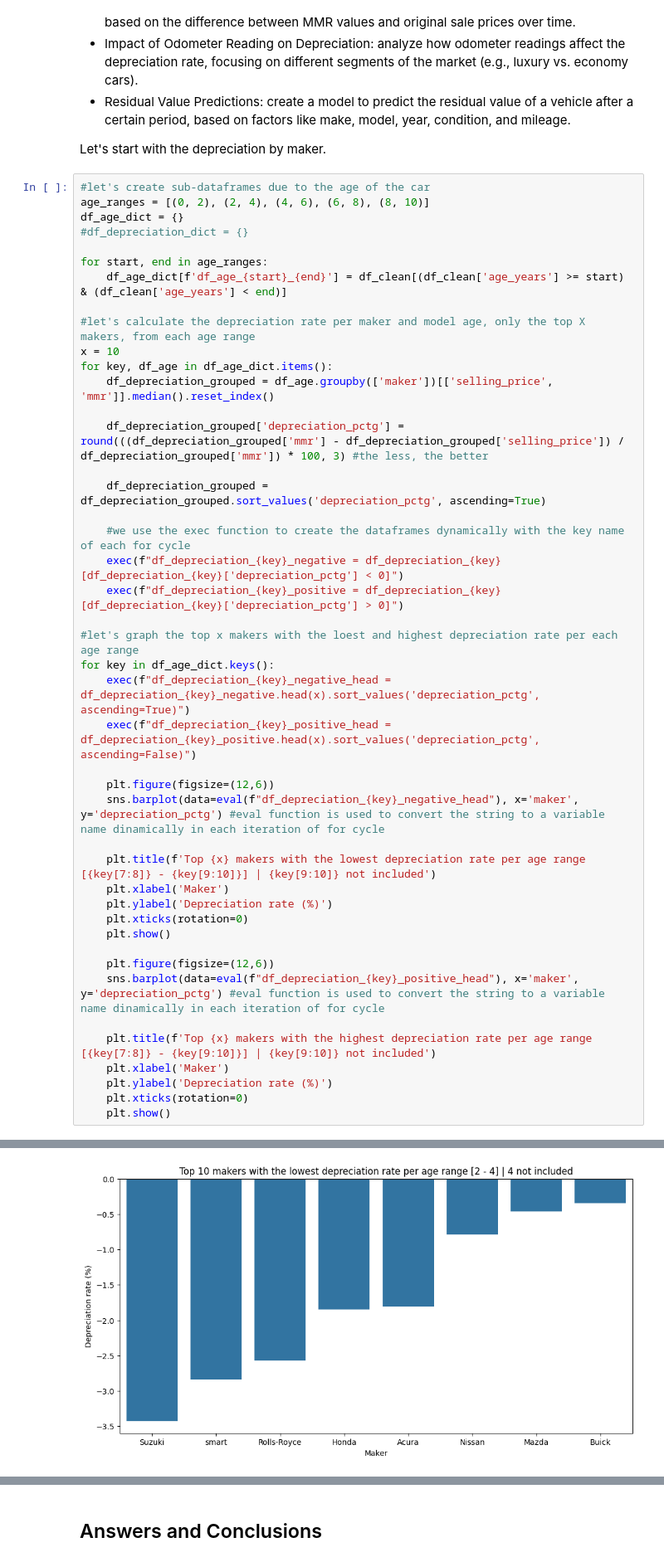
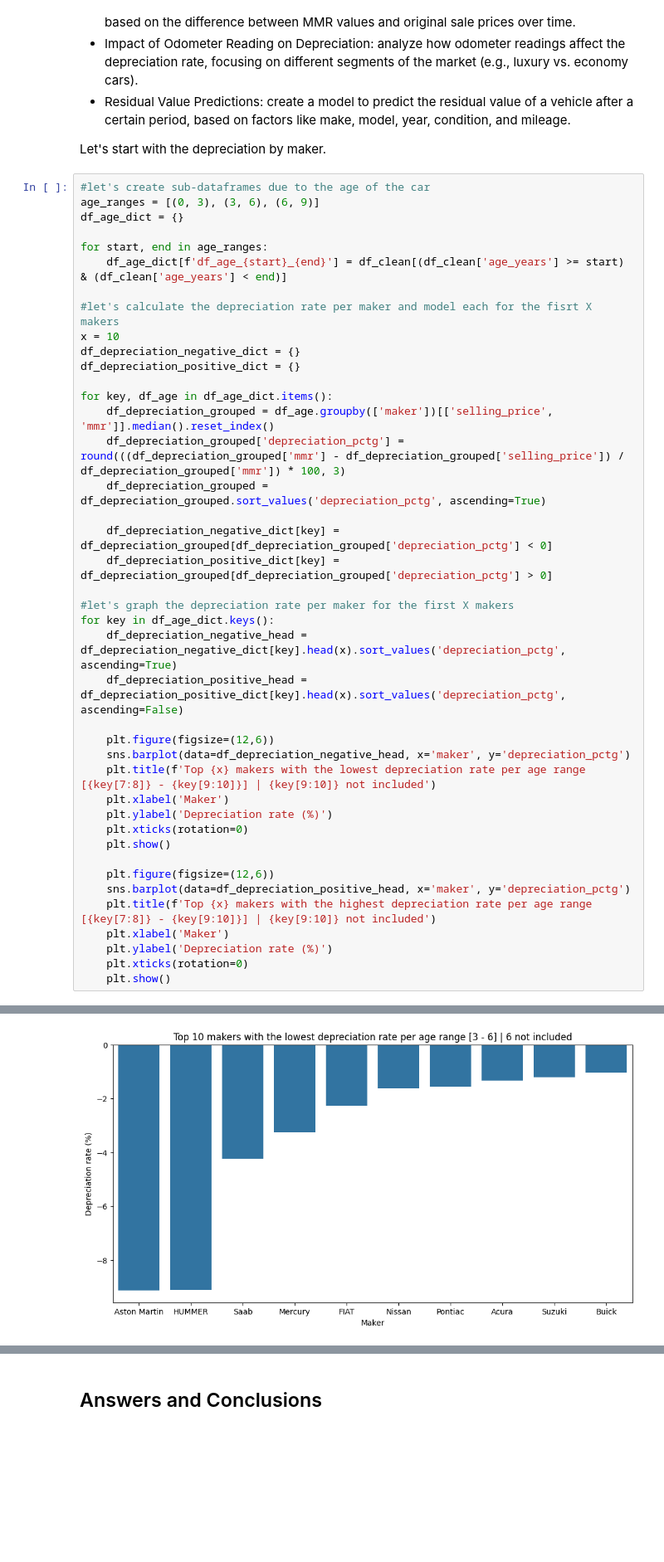
Before and after one commit to wizard86pz/cars_sales_us, a Jupyter notebook: ETL_cars.ipynb, the cells around one changed output, grey strips where cells are left out. Shown at 83% size. Drawn from its saved outputs; the diff is of its cells as text; blank space fills up the shorter version.

```diff
--- a/ETL_cars.ipynb
+++ b/ETL_cars.ipynb
@@ -951,34 +951,32 @@ Possible Reports:
 Let's start with the depreciation by maker.
 # %%
 #let's create sub-dataframes due to the age of the car
-age_ranges = [(0, 2), (2, 4), (4, 6), (6, 8), (8, 10)]
+age_ranges = [(0, 3), (3, 6), (6, 9)]
 df_age_dict = {}
-#df_depreciation_dict = {}
 
 for start, end in age_ranges:
     df_age_dict[f'df_age_{start}_{end}'] = df_clean[(df_clean['age_years'] >= start) & (df_clean['age_years'] < end)]
 
-#let's calculate the depreciation rate per maker and model age, only the top X makers, from each age range
+#let's calculate the depreciation rate per maker and model each for the fisrt X makers
 x = 10
+df_depreciation_negative_dict = {}
+df_depreciation_positive_dict = {}
+
 for key, df_age in df_age_dict.items():
     df_depreciation_grouped = df_age.groupby(['maker'])[['selling_price', 'mmr']].median().reset_index()
-
-    df_depreciation_grouped['depreciation_pctg'] = round(((df_depreciation_grouped['mmr'] - df_depreciation_grouped['selling_price']) / df_depreciation_grouped['mmr']) * 100, 3) #the less, the better
-
+    df_depreciation_grouped['depreciation_pctg'] = round(((df_depreciation_grouped['mmr'] - df_depreciation_grouped['selling_price']) / df_depreciation_grouped['mmr']) * 100, 3)
     df_depreciation_grouped = df_depreciation_grouped.sort_values('depreciation_pctg', ascending=True)
 
-    #we use the exec function to create the dataframes dynamically with the key name of each for cycle
-    exec(f"df_depreciation_{key}_negative = df_depreciation_{key}[df_depreciation_{key}['depreciation_pctg'] < 0]")
-    exec(f"df_depreciation_{key}_positive = df_depreciation_{key}[df_depreciation_{key}['depreciation_pctg'] > 0]")
+    df_depreciation_negative_dict[key] = df_depreciation_grouped[df_depreciation_grouped['depreciation_pctg'] < 0]
+    df_depreciation_positive_dict[key] = df_depreciation_grouped[df_depreciation_grouped['depreciation_pctg'] > 0]
 
-#let's graph the top x makers with the loest and highest depreciation rate per each age range
+#let's graph the depreciation rate per maker for the first X makers
 for key in df_age_dict.keys():
-    exec(f"df_depreciation_{key}_negative_head = df_depreciation_{key}_negative.head(x).sort_values('depreciation_pctg', ascending=True)")
-    exec(f"df_depreciation_{key}_positive_head = df_depreciation_{key}_positive.head(x).sort_values('depreciation_pctg', ascending=False)")
+    df_depreciation_negative_head = df_depreciation_negative_dict[key].head(x).sort_values('depreciation_pctg', ascending=True)
+    df_depreciation_positive_head = df_depreciation_positive_dict[key].head(x).sort_values('depreciation_pctg', ascending=False)
 
     plt.figure(figsize=(12,6))
-    sns.barplot(data=eval(f"df_depreciation_{key}_negative_head"), x='maker', y='depreciation_pctg') #eval function is used to convert the string to a variable name dinamically in each iteration of for cycle
-
+    sns.barplot(data=df_depreciation_negative_head, x='maker', y='depreciation_pctg')
     plt.title(f'Top {x} makers with the lowest depreciation rate per age range [{key[7:8]} - {key[9:10]}] | {key[9:10]} not included')
     plt.xlabel('Maker')
     plt.ylabel('Depreciation rate (%)')
@@ -986,8 +984,7 @@ for key in df_age_dict.keys():
     plt.show()
 
     plt.figure(figsize=(12,6))
-    sns.barplot(data=eval(f"df_depreciation_{key}_positive_head"), x='maker', y='depreciation_pctg') #eval function is used to convert the string to a variable name dinamically in each iteration of for cycle
-
+    sns.barplot(data=df_depreciation_positive_head, x='maker', y='depreciation_pctg')
     plt.title(f'Top {x} makers with the highest depreciation rate per age range  [{key[7:8]} - {key[9:10]}] | {key[9:10]} not included')
     plt.xlabel('Maker')
     plt.ylabel('Depreciation rate (%)')
@@ -999 +996 @@ for key in df_age_dict.keys():
-[figure, old version]
+[figure, new version]
```
Also changed, not shown: parts of 4 cells of this notebook.
